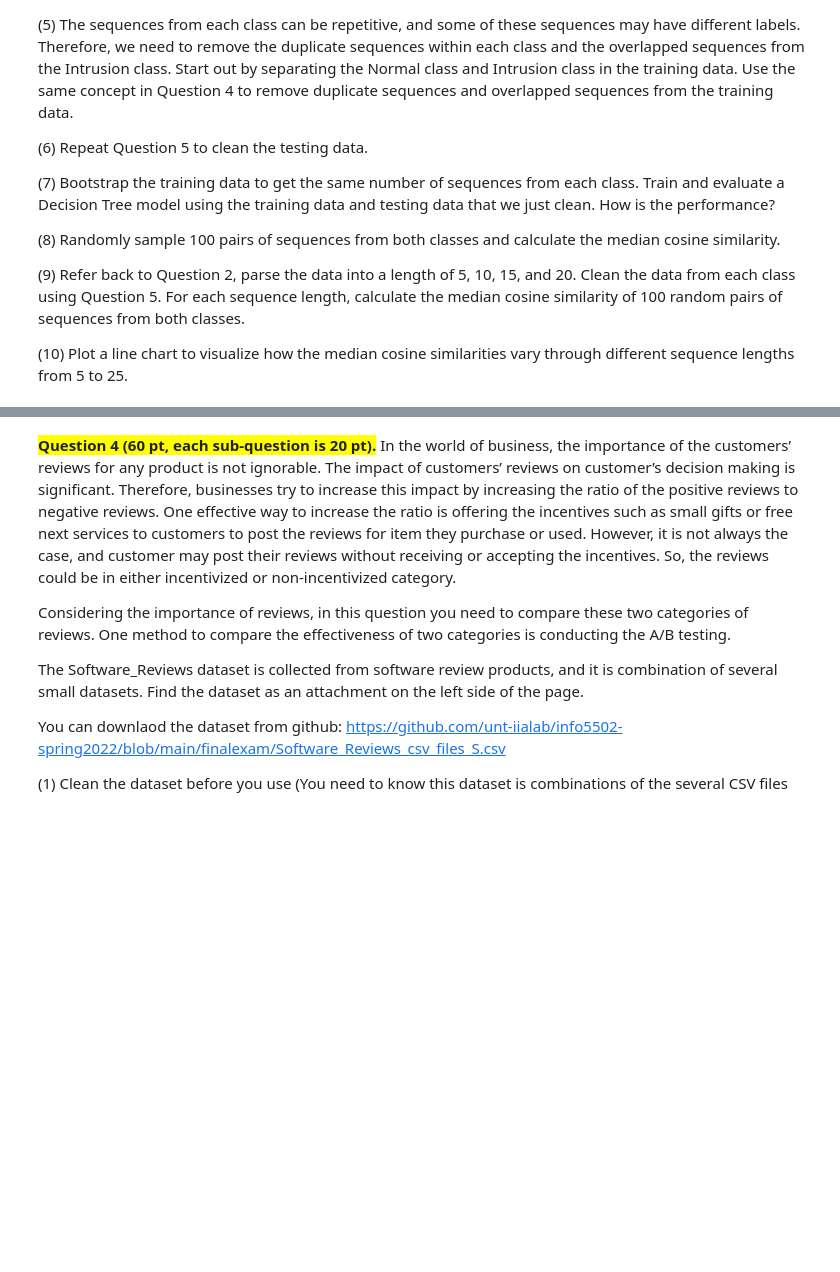
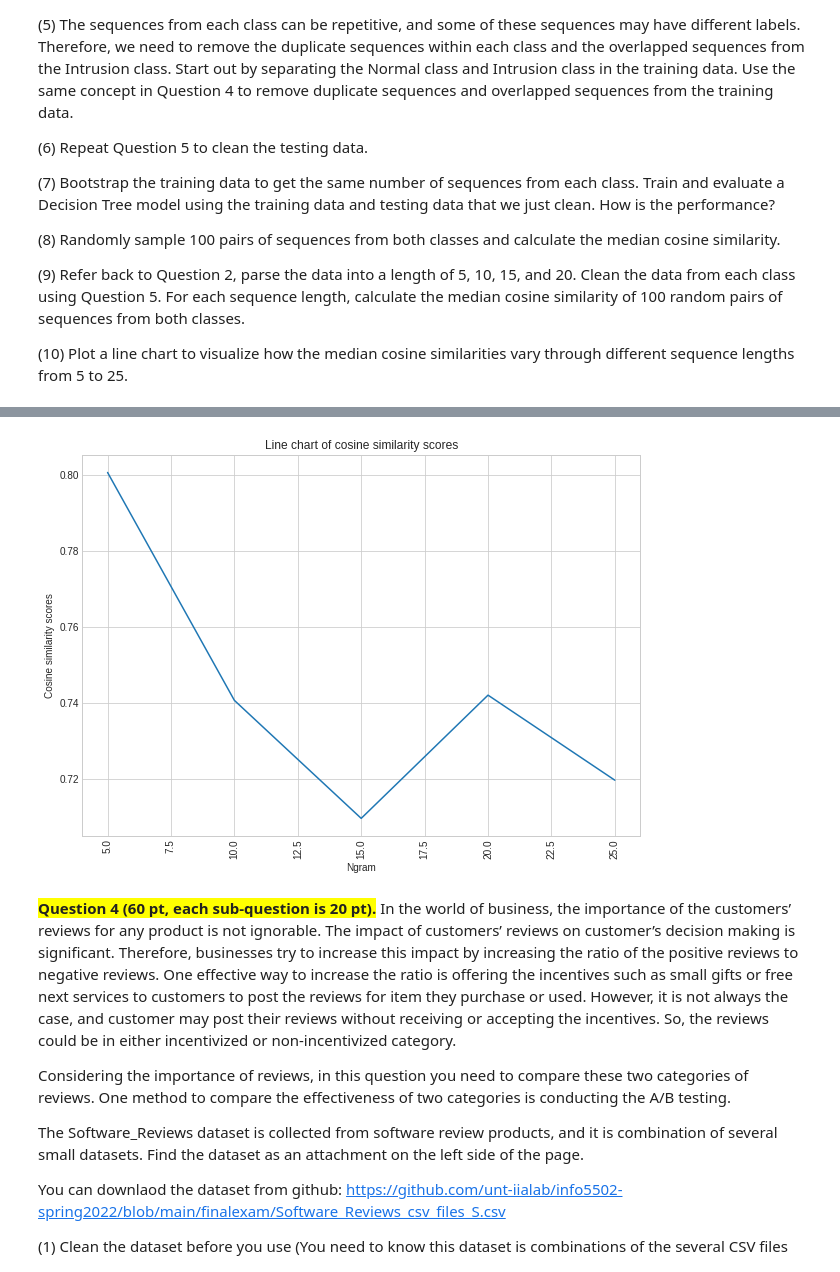
Before and after one commit to Revathi-Bejawada/RevathiINFO5502_Spring2022, a Jupyter notebook: INFO_5502_Final_Exam_Spring2022.ipynb, the cells around one changed output, grey strips where cells are left out. Cells and saved outputs as stored; diff of their text form; code cells hidden in the pictures; blank space fills up the shorter version.

```diff
--- a/INFO_5502_Final_Exam_Spring2022.ipynb
+++ b/INFO_5502_Final_Exam_Spring2022.ipynb
@@ -361,0 +381,10 @@ LookupError: ignored
+# %%
+intrusion_df = pd.DataFrame(intrusion_list)
+normal_df = pd.DataFrame(normal_list)
+
+# adding labels to intrusion and normal data sequences
+intrusion_df['class'] = 1
+normal_df['class'] = 0
+
+print(intrusion_df.shape)
+print(normal_df.shape)
@@ -361,0 +394,9 @@ LookupError: ignored
+# %%
+# combining intrusion and normal data frames
+
+combined_df = pd.DataFrame()
+
+combined_df = combined_df.append(intrusion_df)
+combined_df = combined_df.append(normal_df)
+
+print(combined_df.shape)
@@ -361,0 +405,4 @@ LookupError: ignored
+# %%
+# dropping duplicates...
+combined_df = combined_df.drop_duplicates(subset = combined_df.columns[:-1], keep = 'last')
+combined_df.shape
@@ -362,3 +542,22 @@ LookupError: ignored
+# %%
+import matplotlib.pyplot as plt
+import seaborn as sns
+
+cosine_similar_ngram_df = pd.DataFrame({"Ngram":list(cosine_similar_ngram.keys()), "Similarity_scores": list(cosine_similar_ngram.values())})
+
+
+plt.rcParams['figure.figsize'] = [10, 7]
+
+# we iterate through each ngram range class and plot the line chart
+sns.lineplot(x = "Ngram", y = "Similarity_scores", data = cosine_similar_ngram_df)
+
+plt.title("Line chart of cosine similarity scores")
+plt.xlabel("Ngram")
+plt.ylabel("Cosine similarity scores")
+plt.xticks(rotation = 90)
+plt.show()
+# %% [output]
+[figure, added]
 # %% [markdown]
 <span style='background:yellow'>**Question 4 (60 pt, each sub-question is 20 pt).**</span> In the world of business, the importance of the customers’ reviews for any product is not ignorable. The impact of customers’ reviews on customer’s decision making is significant. Therefore, businesses try to increase this impact by increasing the ratio of the positive reviews to negative reviews. One effective way to increase the ratio is offering the incentives such as small gifts or free next services to customers to post the reviews for item they purchase or used. However, it is not always the case, and customer may post their reviews without receiving or accepting the incentives. So, the reviews could be in either incentivized or non-incentivized category.
 
```
Also changed, not shown: parts of 26 cells of this notebook.
